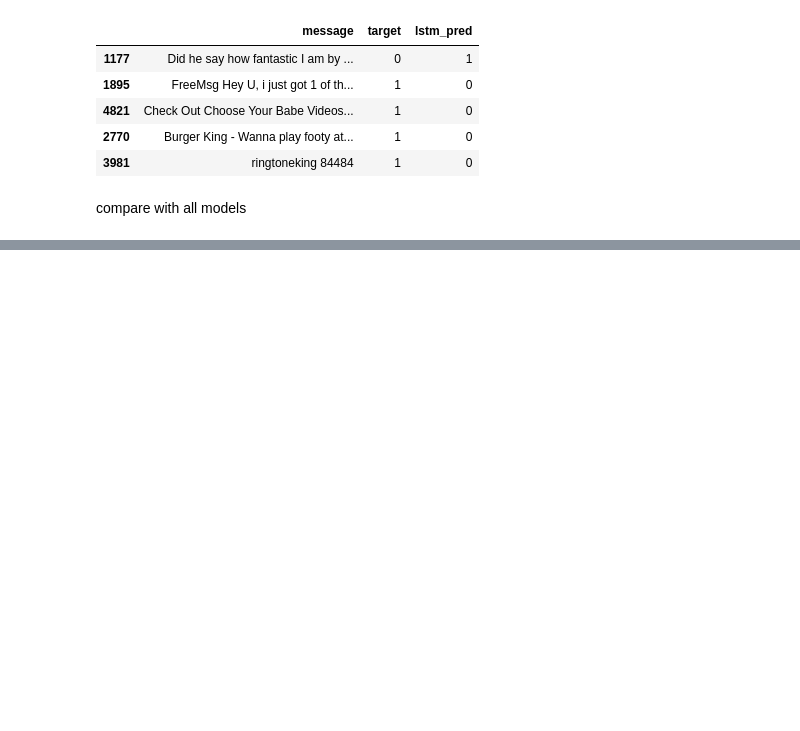
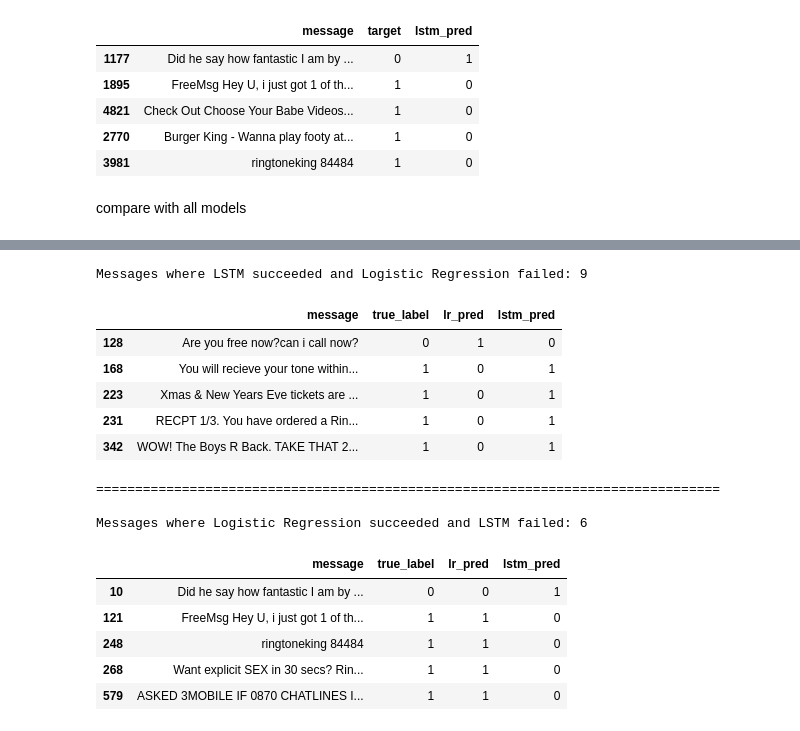
Before and after one commit to zahrss0r/DS483-SMS-Spam-Detection-Project, a Jupyter notebook: DS483_SMS_Spam.ipynb, the cells around one changed output, grey strips where cells are left out. Drawn from its saved outputs; the diff is of its cells as text; code cells hidden in the pictures; blank space fills up the shorter version.

```diff
--- a/DS483_SMS_Spam.ipynb
+++ b/DS483_SMS_Spam.ipynb
@@ -1795,0 +1824,51 @@ Errors LSTM: 16
+# %%
+# Create a DataFrame comparing predictions from Logistic Regression and LSTM
+compare_df = pd.DataFrame({
+    'message': test_df['message'].values,
+    'true_label': y_test.values,
+    'lr_pred': lr_pred,
+    'lstm_pred': lstm_pred,
+})
+
+# Case 1: Messages LSTM got right, but Logistic Regression got wrong
+lstm_won = compare_df[
+    (compare_df['lstm_pred'] == compare_df['true_label'])
+    & (compare_df['lr_pred'] != compare_df['true_label'])
+]
+
+# Case 2: Messages Logistic Regression got right, but LSTM got wrong
+lr_won = compare_df[
+    (compare_df['lr_pred'] == compare_df['true_label'])
+    & (compare_df['lstm_pred'] != compare_df['true_label'])
+]
+
+print(
+    f'Messages where LSTM succeeded and Logistic Regression failed:'
+    f' {len(lstm_won)}'
+)
+display(lstm_won.head(5))
+
+print('\n' + '=' * 80 + '\n')
+
+print(
+    f'Messages where Logistic Regression succeeded and LSTM failed:'
+    f' {len(lr_won)}'
+)
+display(lr_won.head(5))
+# %% [output]
+Messages where LSTM succeeded and Logistic Regression failed: 9
+|  | message | true_label | lr_pred | lstm_pred |
+| 128 | Are you free now?can i call now? | 0 | 1 | 0 |
+| 168 | You will recieve your tone within... | 1 | 0 | 1 |
+| 223 | Xmas & New Years Eve tickets are ... | 1 | 0 | 1 |
+| 231 | RECPT 1/3. You have ordered a Rin... | 1 | 0 | 1 |
+| 342 | WOW! The Boys R Back. TAKE THAT 2... | 1 | 0 | 1 |
+================================================================================
+
+Messages where Logistic Regression succeeded and LSTM failed: 6
+|  | message | true_label | lr_pred | lstm_pred |
+| 10 | Did he say how fantastic I am by ... | 0 | 0 | 1 |
+| 121 | FreeMsg Hey U, i just got 1 of th... | 1 | 1 | 0 |
+| 248 | ringtoneking 84484 | 1 | 1 | 0 |
+| 268 | Want explicit SEX in 30 secs? Rin... | 1 | 1 | 0 |
+| 579 | ASKED 3MOBILE IF 0870 CHATLINES I... | 1 | 1 | 0 |
```
Also changed, not shown: parts of 16 cells of this notebook.
